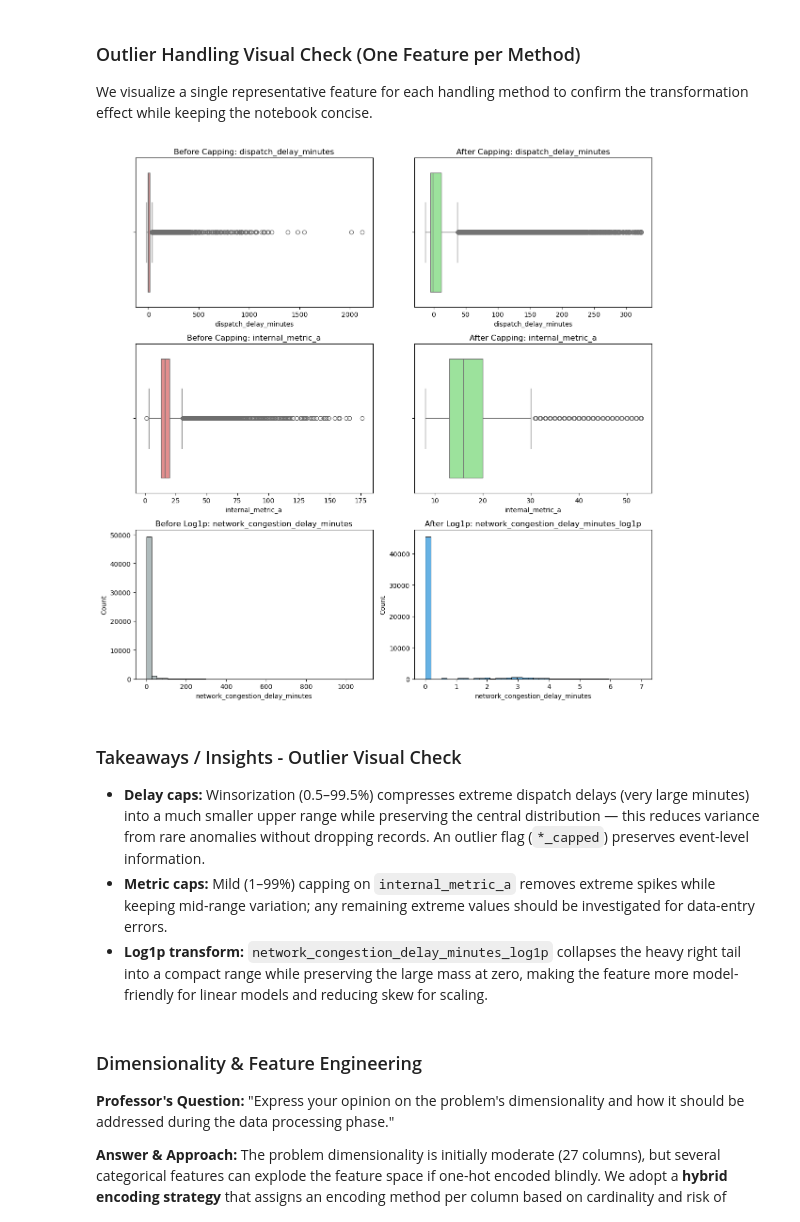
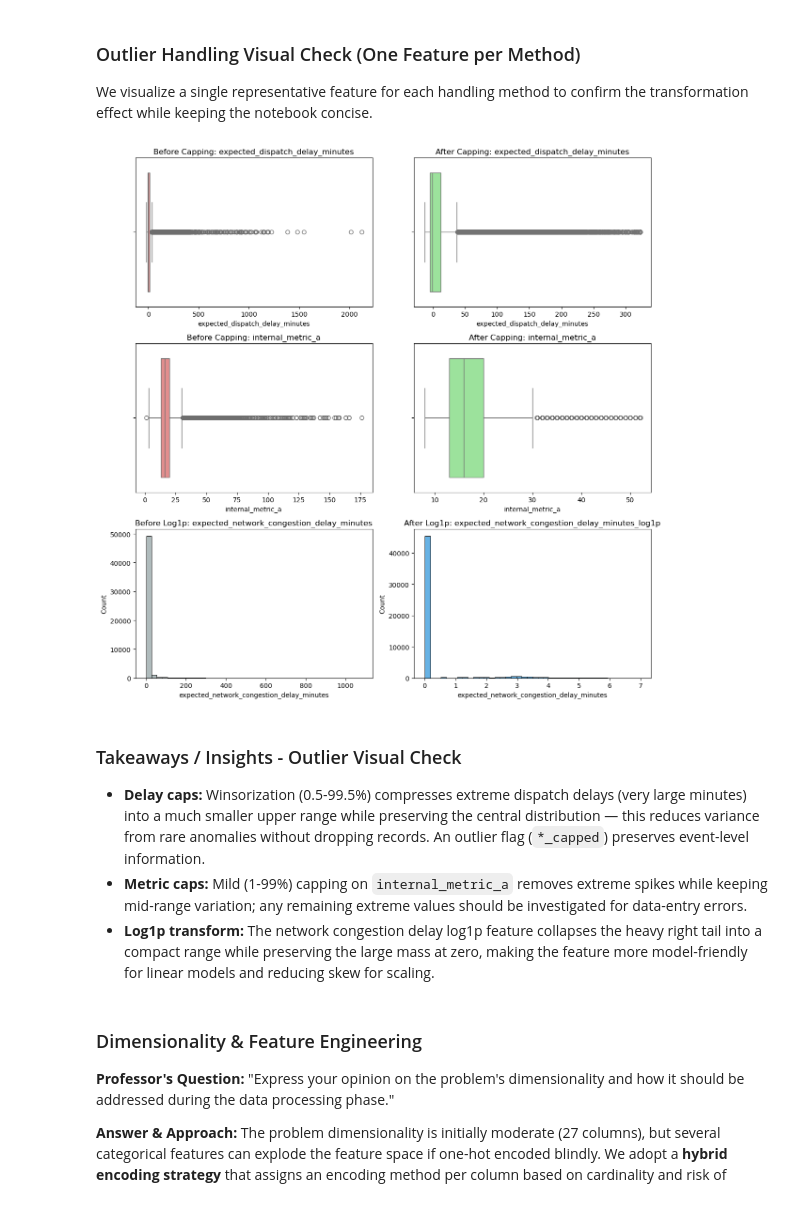
Before and after one commit to InbarKedem/final-project-intro-to-ml, a Jupyter notebook: task.ipynb, the cells around one changed output. Cells and saved outputs as stored; diff of their text form; code cells hidden in the pictures.

```diff
--- a/task.ipynb
+++ b/task.ipynb
@@ -688,7 +648,7 @@ The strongest target relationships are the direct operational delay columns: `di
 We compare delay rates across quantiles to capture monotonic trends that Pearson correlation can miss.
 # %%
 quantile_features = [
-    feature for feature in ['dispatch_delay_minutes', 'internal_metric_a']
+    feature for feature in ['expected_dispatch_delay_minutes', 'internal_metric_a']
     if feature in train_df.columns
 ]
 
@@ -1031,6 +991,6 @@ To complement the targeted mandatory questions above, we conduct a focused distr
 # %%
 # Distribution analysis of key continuous delay components
-key_delay_cols = ['dispatch_delay_minutes', 'network_congestion_delay_minutes', 'provider_delay_minutes']
+key_delay_cols = ['expected_dispatch_delay_minutes', 'expected_network_congestion_delay_minutes', 'expected_provider_delay_minutes']
 
 fig, axes = plt.subplots(1, 3, figsize=(18, 5))
 
@@ -1180,8 +1140,11 @@ Instead of dropping rows (which would be invalid for the test set), we apply **f
 # %%
 # Feature-specific outlier handling (fit on train only, apply to test)
 delay_cap_cols = [
+    'expected_dispatch_delay_minutes',
     'dispatch_delay_minutes',
+    'expected_provider_delay_minutes',
     'provider_delay_minutes',
+    'expected_previous_transfer_delay_minutes',
     'previous_transfer_delay_minutes'
  ]
 metric_cap_cols = [
@@ -1190,7 +1153,9 @@ metric_cap_cols = [
  ]
 log1p_cols = [
     'network_congestion_delay_minutes',
-    'weather_disruption_minutes'
+    'expected_network_congestion_delay_minutes',
+    'weather_disruption_minutes',
+    'expected_weather_disruption_minutes'
  ]
 
 capping_thresholds = {}
@@ -1228,12 +1193,12 @@ for col in log1p_cols:
 We visualize a single representative feature for each handling method to confirm the transformation effect while keeping the notebook concise.
 # %%
 # Visualize one feature per method using the raw training data
-cap_feature = 'dispatch_delay_minutes'
-metric_feature = 'internal_metric_a'
-log1p_feature = 'network_congestion_delay_minutes'
+cap_feature = next((c for c in ['expected_dispatch_delay_minutes', 'dispatch_delay_minutes'] if c in train_df.columns), None)
+metric_feature = 'internal_metric_a' if 'internal_metric_a' in train_df.columns else None
+log1p_feature = next((c for c in ['network_congestion_delay_minutes', 'expected_network_congestion_delay_minutes'] if c in train_df.columns), None)
 
 def prepare_series(df, col):
-    if col not in df.columns:
+    if col is None or col not in df.columns:
         return None
     series = df[col].copy()
     median = series.median()
@@ -1261,40 +1226,40 @@ metric_series = prepare_series(train_df, metric_feature)
 if metric_series is not None:
     lower, upper = metric_series.quantile([0.01, 0.99])
     capped_metric = metric_series.clip(lower=lower, upper=upper)
     sns.boxplot(x=metric_series, ax=axes[1, 0], color='lightcoral')
     axes[1, 0].set_title(f'Before Capping: {metric_feature}')
     sns.boxplot(x=capped_metric, ax=axes[1, 1], color='lightgreen')
     axes[1, 1].set_title(f'After Capping: {metric_feature}')
 else:
     axes[1, 0].text(0.5, 0.5, 'Feature not available', ha='center')
     axes[1, 1].text(0.5, 0.5, 'Feature not available', ha='center')
     axes[1, 0].set_axis_off()
     axes[1, 1].set_axis_off()
 
 # 3) Log1p transform for zero-inflated delays
 log_series = prepare_series(train_df, log1p_feature)
 if log_series is not None:
     log_transformed = np.log1p(log_series.clip(lower=0))
     sns.histplot(log_series, bins=40, ax=axes[2, 0], color='#95a5a6')
     axes[2, 0].set_title(f'Before Log1p: {log1p_feature}')
     sns.histplot(log_transformed, bins=40, ax=axes[2, 1], color='#3498db')
     axes[2, 1].set_title(f'After Log1p: {log1p_feature}_log1p')
 else:
     axes[2, 0].text(0.5, 0.5, 'Feature not available', ha='center')
     axes[2, 1].text(0.5, 0.5, 'Feature not available', ha='center')
     axes[2, 0].set_axis_off()
     axes[2, 1].set_axis_off()
 
 plt.tight_layout()
 plt.show()
 # %% [output]
-[figure, old version]
+[figure, new version]
 # %% [markdown]
 ### Takeaways / Insights - Outlier Visual Check
 
-- **Delay caps:** Winsorization (0.5–99.5%) compresses extreme dispatch delays (very large minutes) into a much smaller upper range while preserving the central distribution — this reduces variance from rare anomalies without dropping records. An outlier flag (`*_capped`) preserves event-level information.
-- **Metric caps:** Mild (1–99%) capping on `internal_metric_a` removes extreme spikes while keeping mid-range variation; any remaining extreme values should be investigated for data-entry errors.
-- **Log1p transform:** `network_congestion_delay_minutes_log1p` collapses the heavy right tail into a compact range while preserving the large mass at zero, making the feature more model-friendly for linear models and reducing skew for scaling.
+- **Delay caps:** Winsorization (0.5-99.5%) compresses extreme dispatch delays (very large minutes) into a much smaller upper range while preserving the central distribution — this reduces variance from rare anomalies without dropping records. An outlier flag (`*_capped`) preserves event-level information.
+- **Metric caps:** Mild (1-99%) capping on `internal_metric_a` removes extreme spikes while keeping mid-range variation; any remaining extreme values should be investigated for data-entry errors.
+- **Log1p transform:** The network congestion delay log1p feature collapses the heavy right tail into a compact range while preserving the large mass at zero, making the feature more model-friendly for linear models and reducing skew for scaling.
 # %% [markdown]
 ### Dimensionality & Feature Engineering
 
```
Also changed, not shown: parts of 31 cells of this notebook, 1 other file.
